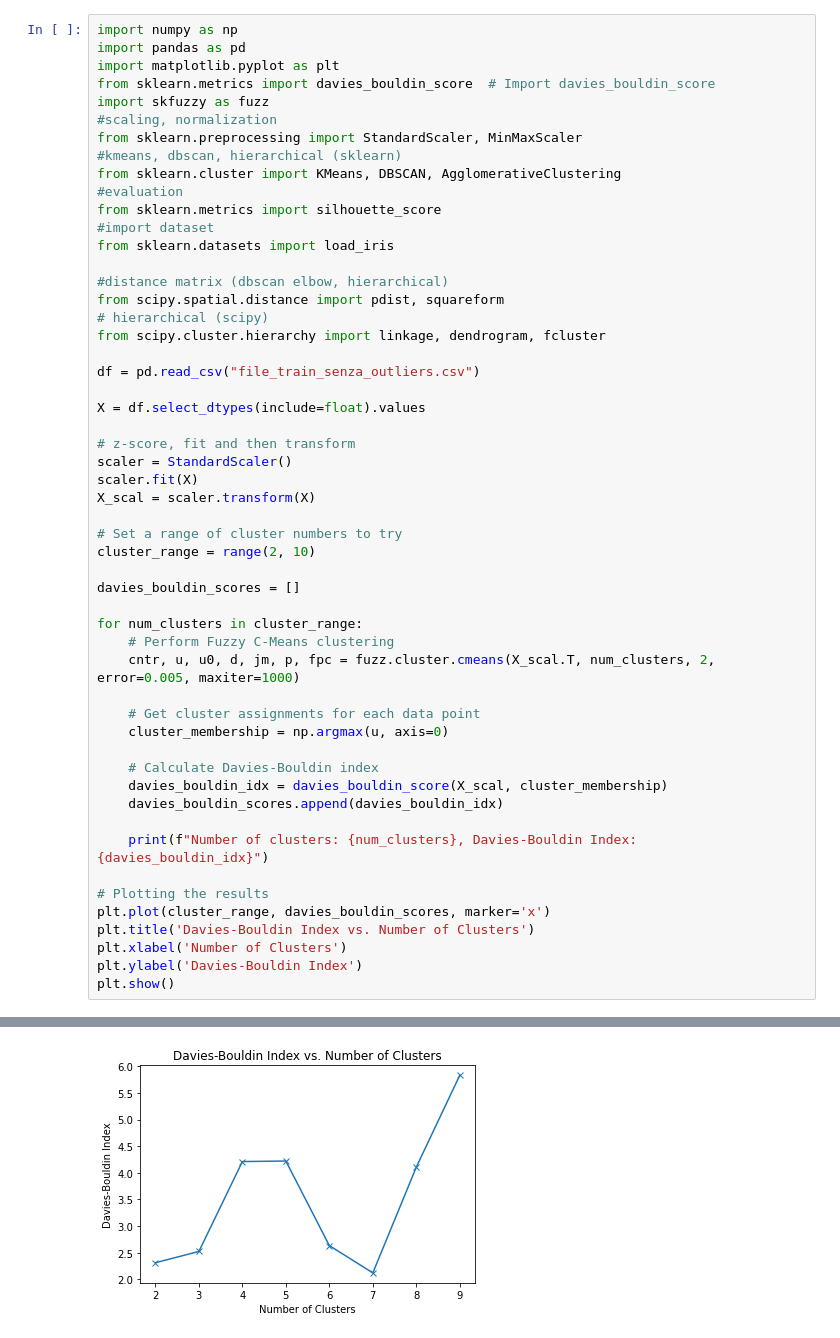
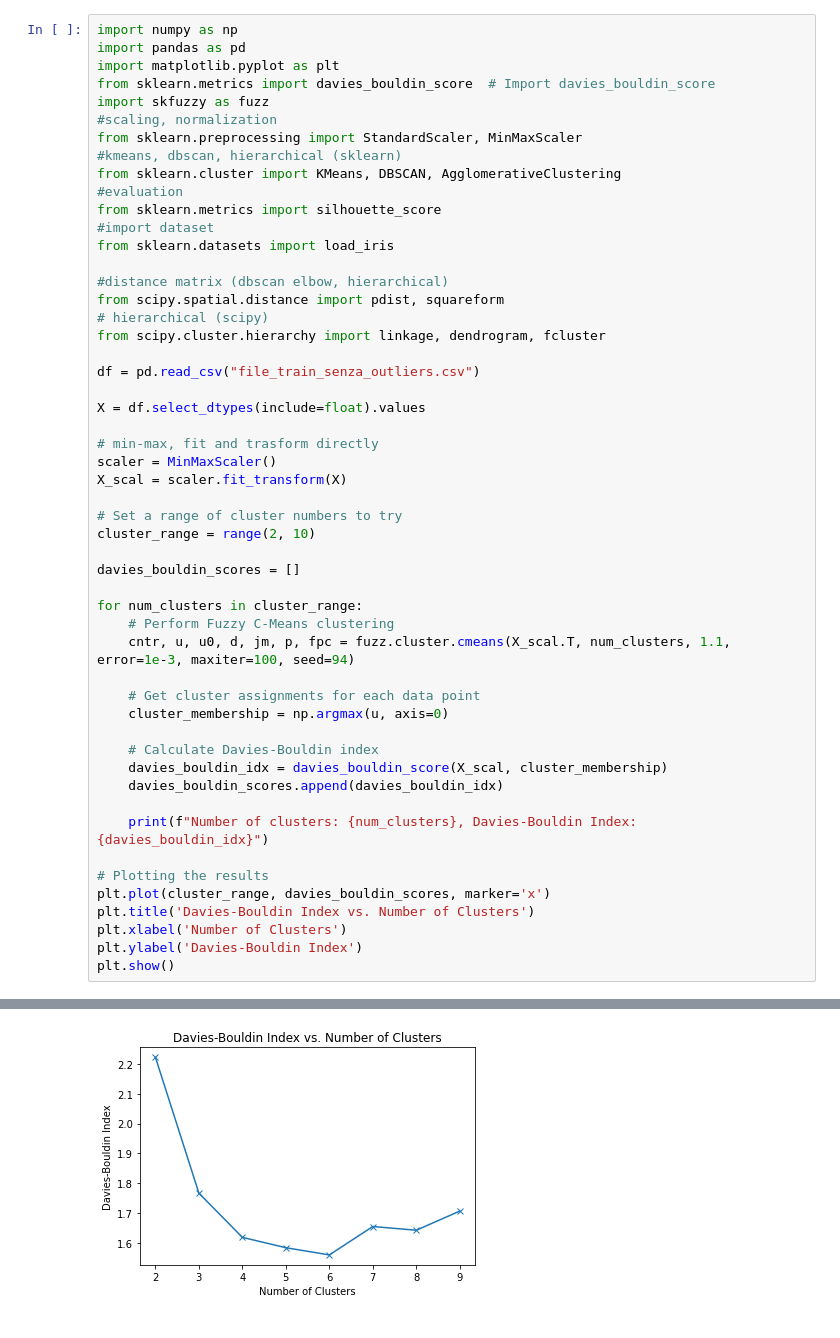
Before and after one commit to Bakko000/Data-Mining, a Jupyter notebook: dataset (missing + split)/corradoclustering.ipynb, the cells around one changed output, grey strips where cells are left out. Drawn from its saved outputs; the diff is of its cells as text.

```diff
--- a/dataset (missing + split)/corradoclustering.ipynb
+++ b/dataset (missing + split)/corradoclustering.ipynb
@@ -22,10 +22,9 @@ df = pd.read_csv("file_train_senza_outliers.csv")
 
 X = df.select_dtypes(include=float).values
 
-# z-score, fit and then transform
-scaler = StandardScaler()
-scaler.fit(X)
-X_scal = scaler.transform(X)
+# min-max, fit and trasform directly
+scaler = MinMaxScaler()
+X_scal = scaler.fit_transform(X)
 
 # Set a range of cluster numbers to try
 cluster_range = range(2, 10)
@@ -34,7 +33,7 @@ davies_bouldin_scores = []
 
 for num_clusters in cluster_range:
     # Perform Fuzzy C-Means clustering
-    cntr, u, u0, d, jm, p, fpc = fuzz.cluster.cmeans(X_scal.T, num_clusters, 2, error=0.005, maxiter=1000)
+    cntr, u, u0, d, jm, p, fpc = fuzz.cluster.cmeans(X_scal.T, num_clusters, 1.1, error=1e-3, maxiter=100, seed=94)
 
     # Get cluster assignments for each data point
     cluster_membership = np.argmax(u, axis=0)
@@ -63 +62 @@ Number of clusters: 9, Davies-Bouldin Index: 5.833590040486136
-[figure, old version]
+[figure, new version]
```
Also changed, not shown: parts of 2 cells of this notebook, 1 other file.
